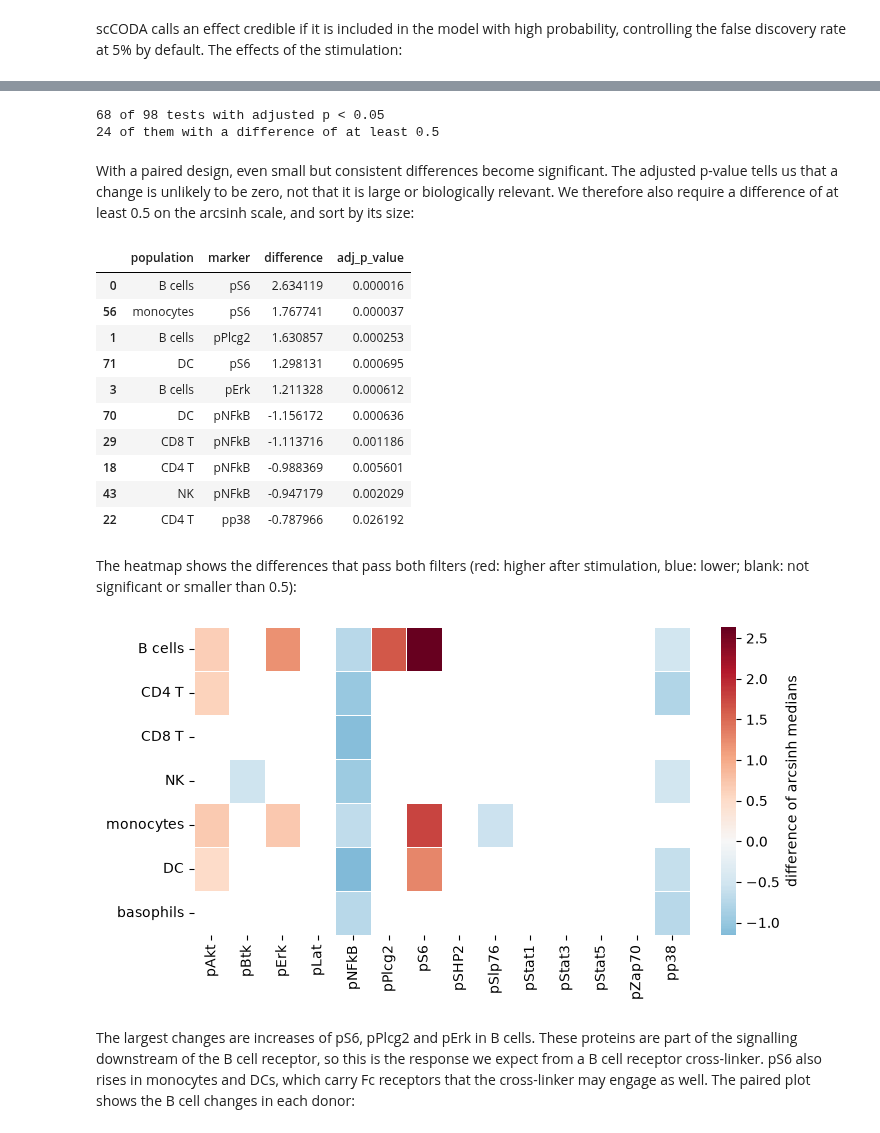
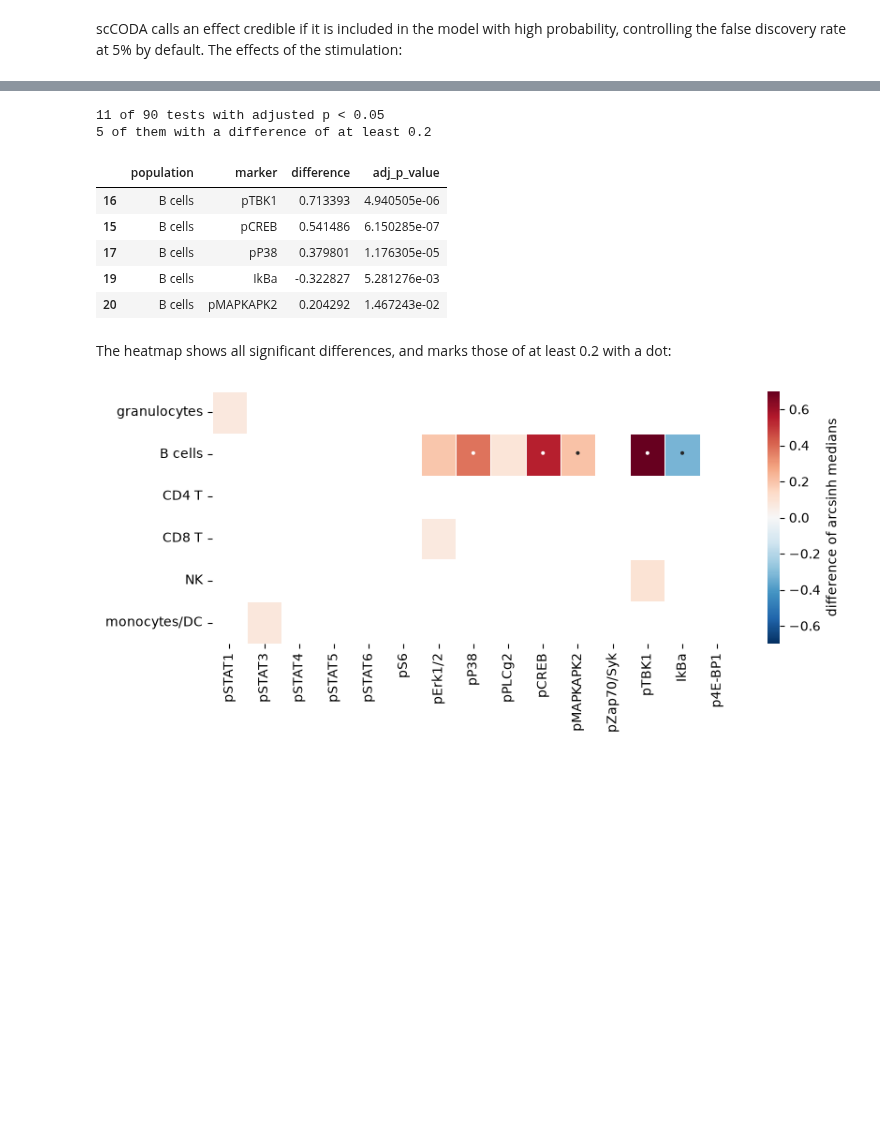
Before and after one commit to scverse/pytometry, a Jupyter notebook: docs/examples/04_statistics.ipynb, the cells around one changed output, grey strips where cells are left out. Cells and saved outputs as stored; diff of their text form; code cells hidden in the pictures; blank space fills up the shorter version.

```diff
--- a/docs/examples/04_statistics.ipynb
+++ b/docs/examples/04_statistics.ipynb
@@ -160,0 +147,16 @@ Name: proportion, dtype: float64
+# %%
+rules = {
+    "granulocytes": "CD66 > 4.5 and CD3 < 4 and CD7 < 3 and CD19 < 2 and CD14 < 3.5 and `HLA-DR` < 2",
+    "B cells": "CD19 > 3 and `HLA-DR` > 5 and CD3 < 4 and CD14 < 2.5 and CD66 < 4.5",
+    "CD4 T": "CD3 > 4.5 and CD4 > 4 and CD8 < 2.5 and CD19 < 2 and CD14 < 2.5 and CD66 < 4.5",
+    "CD8 T": "CD3 > 4.5 and CD8 > 4 and CD19 < 2 and CD14 < 2.5 and CD66 < 4.5",
+    "NK": "CD7 > 4.5 and CD3 < 3.5 and `HLA-DR` < 3 and CD19 < 2 and CD14 < 2.5 and CD66 < 4.5",
+    "monocytes/DC": "`HLA-DR` > 4 and (CD14 > 3.5 or CD11c > 3.5) and CD19 < 2 and CD3 < 4 and CD7 < 2.5 and CD66 < 4.5",
+    "basophils": "CD123 > 3 and `HLA-DR` < 2 and CD19 < 2 and CD3 < 4 and CD66 < 4.5",
+}
+matches = pd.DataFrame({name: cluster_medians.eval(f"CD45 > 2.5 and ({rule})") for name, rule in rules.items()})
+assert matches.sum(axis=1).max() <= 1, "a cluster matches more than one rule"
+assert matches.any(axis=0).all(), "a population was not found"
+names = matches.idxmax(axis=1).where(matches.any(axis=1), "unassigned")
+adata.obs["population"] = pd.Categorical(adata.obs["cluster"].map(names), categories=[*rules, "unassigned"])
+adata.obs["population"].value_counts(normalize=True).round(3)
@@ -202,8 +215,5 @@ For the state markers, we take the median of each marker over the cells of each
 # %%
-pseudobulk = sc.get.aggregate(
-    adata[:, state_markers],
-    by=["sample_id", "population", "condition", "patient_id"],
-    func="median",
-)
+by = ["sample_id", "population", "condition", "donor"]
+pseudobulk = sc.get.aggregate(adata[:, state_markers], by=by, func="median")
 pseudobulk
 # %% [output]
@@ -328,13 +325,13 @@ For every population and state marker we now ask whether the per-sample median c
 # %%
 results = []
-for population in pseudobulk.obs["population"].cat.categories:
+for population in pseudobulk.obs["population"].cat.categories.drop("basophils"):
     subset = pseudobulk[pseudobulk.obs["population"] == population]
     result = pt.tl.Statsmodels.compare_groups(
         subset,
         column="condition",
-        baseline="Ref",
-        groups_to_compare="BCRXL",
-        paired_by="patient_id",
+        baseline="Basal",
+        groups_to_compare="CD40L",
+        paired_by="donor",
         layer="median",
     )
     results.append(result.assign(population=population))
@@ -344,47 +343,42 @@ results = pd.concat(results, ignore_index=True).rename(columns={"variable": "mar
 # %%
 results["adj_p_value"] = fdrcorrection(results["p_value"])[1]
 significant = results["adj_p_value"] < 0.05
-large = results["difference"].abs() >= 0.5
+large = results["difference"].abs() >= 0.2
 print(f"{significant.sum()} of {len(results)} tests with adjusted p < 0.05")
-print(f"{(significant & large).sum()} of them with a difference of at least 0.5")
+print(f"{(significant & large).sum()} of them with a difference of at least 0.2")
 # %% [output]
-68 of 98 tests with adjusted p < 0.05
-24 of them with a difference of at least 0.5
+11 of 90 tests with adjusted p < 0.05
+5 of them with a difference of at least 0.2
-# %% [markdown]
-With a paired design, even small but consistent differences become significant. The adjusted p-value tells us that a change is unlikely to be zero, not that it is large or biologically relevant. We therefore also require a difference of at least 0.5 on the arcsinh scale, and sort by its size:
 # %%
 results[significant & large].sort_values("difference", key=abs, ascending=False)[
     ["population", "marker", "difference", "adj_p_value"]
-].head(10)
+]
 # %% [output]
 |  | population | marker | difference | adj_p_value |
-| 0 | B cells | pS6 | 2.634119 | 0.000016 |
-| 56 | monocytes | pS6 | 1.767741 | 0.000037 |
-| 1 | B cells | pPlcg2 | 1.630857 | 0.000253 |
-| 71 | DC | pS6 | 1.298131 | 0.000695 |
-| 3 | B cells | pErk | 1.211328 | 0.000612 |
-| 70 | DC | pNFkB | -1.156172 | 0.000636 |
-| 29 | CD8 T | pNFkB | -1.113716 | 0.001186 |
-| 18 | CD4 T | pNFkB | -0.988369 | 0.005601 |
-| 43 | NK | pNFkB | -0.947179 | 0.002029 |
-| 22 | CD4 T | pp38 | -0.787966 | 0.026192 |
+| 16 | B cells | pTBK1 | 0.713393 | 4.940505e-06 |
+| 15 | B cells | pCREB | 0.541486 | 6.150285e-07 |
+| 17 | B cells | pP38 | 0.379801 | 1.176305e-05 |
+| 19 | B cells | IkBa | -0.322827 | 5.281276e-03 |
+| 20 | B cells | pMAPKAPK2 | 0.204292 | 1.467243e-02 |
-# %% [markdown]
-The heatmap shows the differences that pass both filters (red: higher after stimulation, blue: lower; blank: not significant or smaller than 0.5):
+# %% [markdown]
+The heatmap shows all significant differences, and marks those of at least 0.2 with a dot:
 # %%
-populations = pseudobulk.obs["population"].cat.categories
-difference = results.pivot(index="population", columns="marker", values="difference").loc[populations]
-adj_p = results.pivot(index="population", columns="marker", values="adj_p_value").loc[populations]
-fig, ax = plt.subplots(figsize=(8, 4))
+populations = results["population"].unique()
+difference = results.pivot(index="population", columns="marker", values="difference").loc[populations, state_markers]
+adj_p = results.pivot(index="population", columns="marker", values="adj_p_value").loc[populations, state_markers]
+fig, ax = plt.subplots(figsize=(9, 3.5))
 sns.heatmap(
-    difference.where((adj_p < 0.05) & (difference.abs() >= 0.5)),
+    difference.where(adj_p < 0.05),
     cmap="RdBu_r",
     center=0,
+    vmin=-0.7,
+    vmax=0.7,
     linewidths=0.5,
+    annot=(difference.abs() >= 0.2).where(adj_p < 0.05, False).replace({True: "•", False: ""}),
+    fmt="",
     cbar_kws={"label": "difference of arcsinh medians"},
     ax=ax,
 )
 ax.set(xlabel="", ylabel="");
 # %% [output]
-[figure, old version]
+[figure, new version]
-# %% [markdown]
-The largest changes are increases of pS6, pPlcg2 and pErk in B cells. These proteins are part of the signalling downstream of the B cell receptor, so this is the response we expect from a B cell receptor cross-linker. pS6 also rises in monocytes and DCs, which carry Fc receptors that the cross-linker may engage as well. The paired plot shows the B cell changes in each donor:
```
Also changed, not shown: parts of 51 cells of this notebook.
